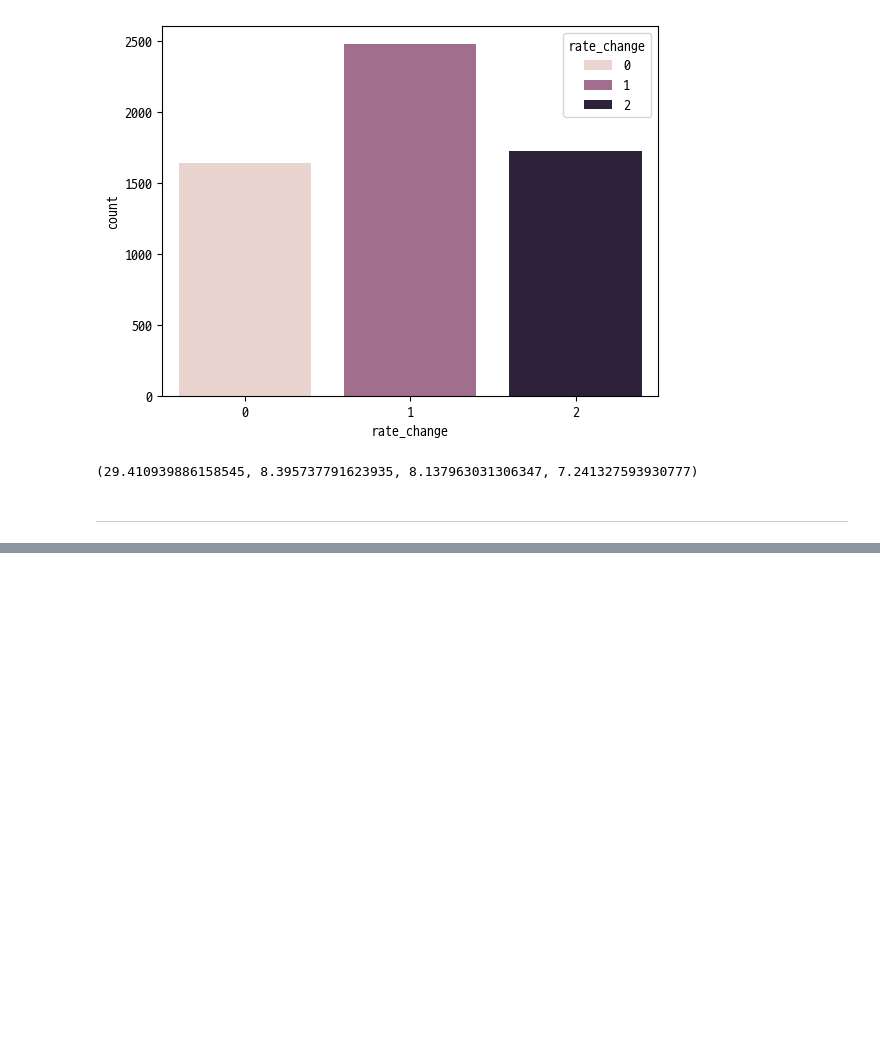
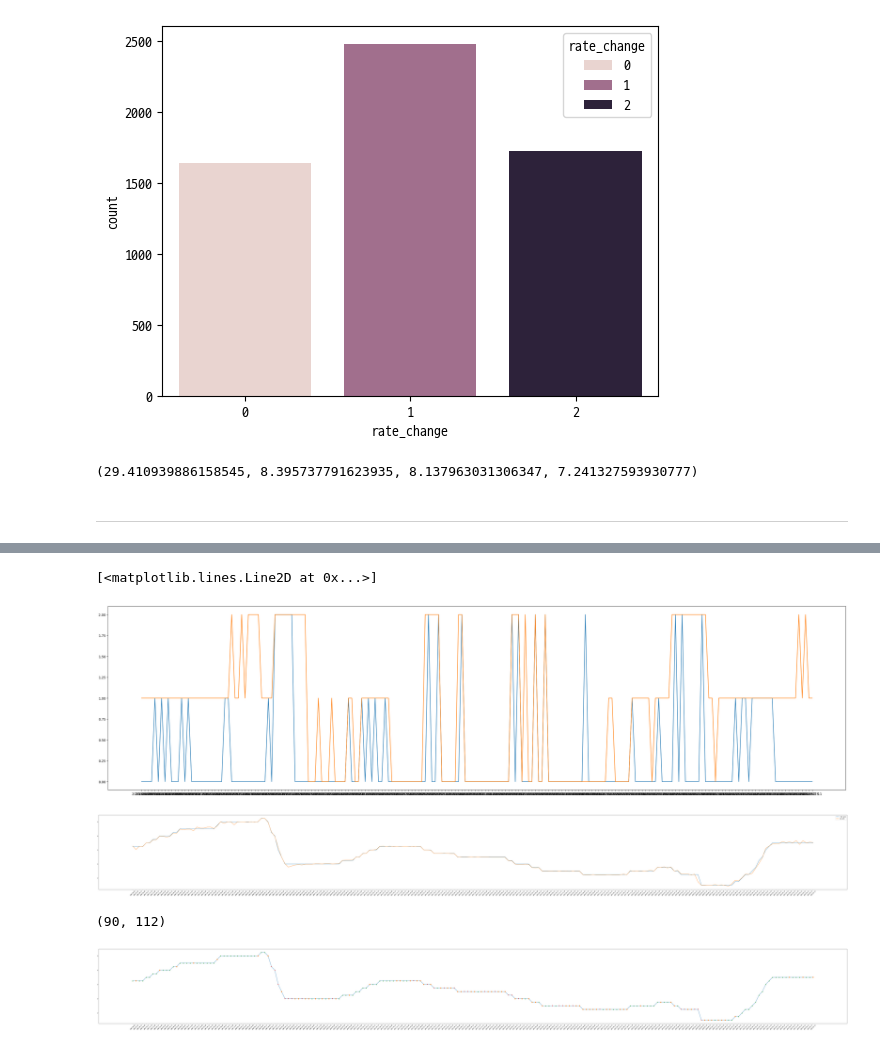
Before and after one commit to sesac-analyst/Team2, a Jupyter notebook: hong/visualize.ipynb, the cells around one changed output, grey strips where cells are left out. Drawn from its saved outputs; the diff is of its cells as text; code cells hidden in the pictures; blank space fills up the shorter version.

```diff
--- a/hong/visualize.ipynb
+++ b/hong/visualize.ipynb
@@ -701,0 +532,7 @@ mpc_token['polarity'] = mpc_polarity_list
+# %%
+updated_df_token = pd.read_csv("C:/Users/SesacPython/Downloads/updated_df_token.csv")
+pred = updated_df_token.groupby(['date', 'predicted_rate_change']).agg('count').content
+pred = pd.DataFrame(pred)
+vals = pred.groupby('date').idxmax().values
+l = len(vals)
+pred_list = [vals[i][0][1] for i in range(l)]
@@ -701,0 +556,33 @@ mpc_token['polarity'] = mpc_polarity_list
+# %%
+# 기준금리 + 예측
+base_rate = pd.read_csv("C:/Users/SesacPython/Desktop/dataset/금리예측프로젝트/기준금리test.csv", encoding='euc-kr')
+base_rate = base_rate.iloc[4:-3].reset_index(drop=True)
+base_rate['pred'] = pred_list
+
+# 콜금리 + 예측
+call_rate = pd.read_csv("C:/Users/SesacPython/Desktop/dataset/금리예측프로젝트/콜금리test.csv")
+call_rate.rename(columns={'Unnamed: 1':'rate', 'Unnamed: 2':'rate_change'}, inplace=True)
+call_rate.drop(columns='Unnamed: 3', inplace=True)
+call_rate['pred'] = pred_list
+
+# 콜금리 날짜 형식 수정 (20010101 -> '2001-01-01')
+annli = list(call_rate['announce_date'])
+strdate = [( str(i)[:4] + '-' + str(i)[4:6] + '-' + str(i)[6:] ) for i in annli]
+call_rate['announce_date'] = strdate
+# %%
+plt.figure(figsize=(40,10))
+plt.plot(base_rate['announce_date'], base_rate['polarity'])
+plt.plot(base_rate['announce_date'], base_rate['pred'])
+# %% [output]
+[<matplotlib.lines.Line2D at 0x...>]
+[figure, added]
+# %%
+plt.rc('font', family='D2Coding')
+plt.figure(figsize=(100, 10))
+plt.plot(base_rate['announce_date'], base_rate['기준금리'], label='기준 금리')
+plt.plot(call_rate['announce_date'], call_rate['rate'], label='콜 금리')
+plt.xticks(rotation=45)
+plt.legend()
+plt.show()
+# %% [output]
+[figure, added]
@@ -701,0 +640,28 @@ mpc_token['polarity'] = mpc_polarity_list
+# %%
+# 실제 기준금리 상승/동결/하락 & 예측값 비교 (맞춘 개수, 틀린 개수) (의사록 기반 예측)
+y = list(base_rate.polarity)
+y_pred = list(base_rate.mpc_pol_pred)
+
+pred_by_mpc_correct_count = 0
+pred_by_mpc_incorrect_count = 0
+for i in range(len(y)):
+    if y[i] == y_pred[i]:
+        pred_by_mpc_correct_count += 1
+    else:
+        pred_by_mpc_incorrect_count += 1
+
+pred_by_mpc_correct_count, pred_by_mpc_incorrect_count
+# %% [output]
+(90, 112)
+# %%
+# 의사록 기반 예측
+markers = {0: 's', 1: '^', 2: 'v'}
+
+plt.figure(figsize=(100,10))
+plt.plot(base_rate['announce_date'], base_rate['기준금리'])
+plt.xticks(rotation=45)
+for pred_value, marker in markers.items():
+    subset = base_rate[base_rate['mpc_pol_pred'] == pred_value]
+    plt.plot(subset['announce_date'], subset['기준금리'], marker=marker, linestyle='', label=f'pred = {pred_value}')
+# %% [output]
+[figure, added]
```
Also changed, not shown: parts of 29 cells of this notebook, 19 other files.
